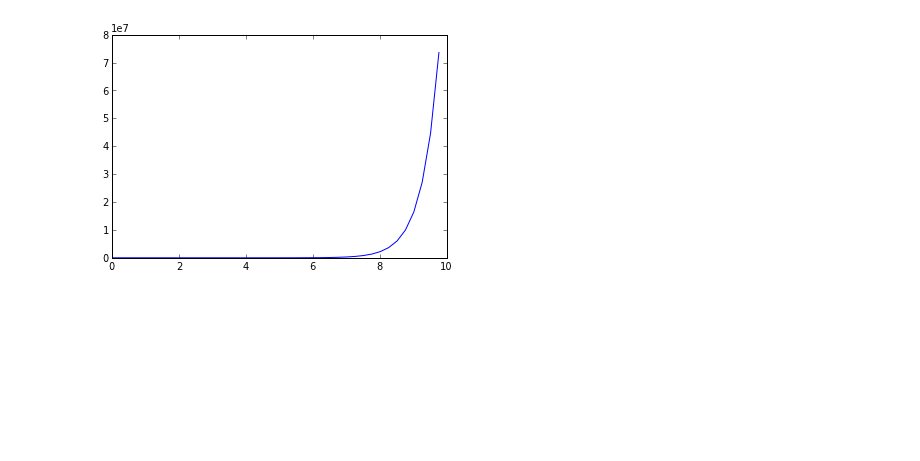
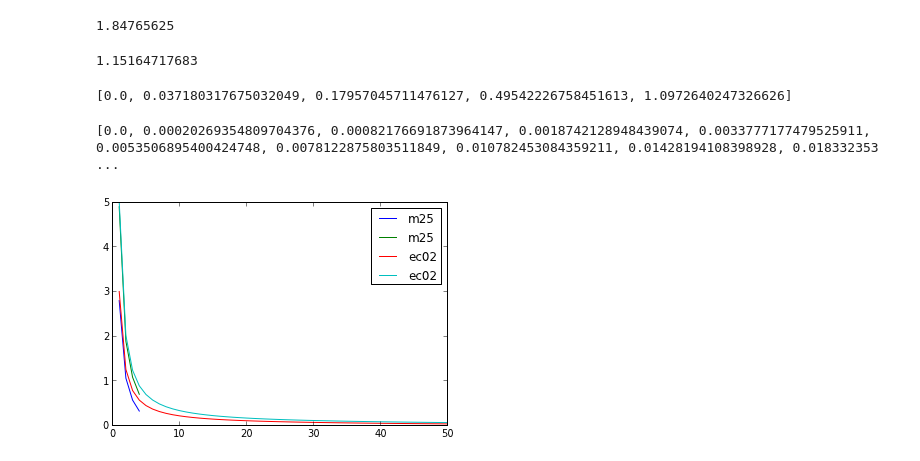
Before and after one commit to kreyno10/PHYS202-S13, a Jupyter notebook: Week7/EulersMethod.ipynb, the cells around one changed output. Saved outputs shown, nothing was run; the diff lists cells and outputs as text; code cells hidden in the pictures; blank space fills up the shorter version.

```diff
--- a/Week7/EulersMethod.ipynb
+++ b/Week7/EulersMethod.ipynb
@@ -11,7 +95,79 @@ NameError: name 'y' is not defined
+# %%
+f = lambda x, y: x + 2*y
+n = .25
+x0 = 0.
+xf = 1.25
+y0 = 0.
+x = x0
+i = zeros(10)
+k = y0
+ic25=[]
+while x < xf:
+    k += n * f(x+n,k)
+    x += n
+    ic25.append(k)
+    #i+=1
+    #print i,
+print  k
+# %% [output]
+1.84765625
+# %%
+f = lambda x, y: x + 2*y
+n = .02
+x0 = 0.
+xf = 1.02
+y0 = 0.
+x = x0
+g = y0
+jc02 =[]
+while x < xf:
+    g += n * f(x+n,g)
+    x += n
+    #i+= 1
+    jc02.append(g)
+print g
+# %% [output]
+1.15164717683
 # %%
-x = arange(0,10,.25)
+x = arange(0,1.25,.25)
 y = lambda x: 0.25*exp(2*x) - 0.5*x - 0.25
-plot(x,y(x))
-show()
+exact25 = []
+for i in x:
+    exact25.append(y(i))
+print exact25
 # %% [output]
-[figure, removed]
+[0.0, 0.037180317675032049, 0.17957045711476127, 0.49542226758451613, 1.0972640247326626]
+# %%
+x = arange(0,1.02,.02)
+y = lambda x: 0.25*exp(2*x) - 0.5*x - 0.25
+exact02 = []
+for i in x:
+    exact02.append(y(i))
+print exact02
+# %% [output]
+[0.0, 0.00020269354809704376, 0.00082176691873964147, 0.0018742128948439074, 0.0033777177479525911, 0.0053506895400424748, 0.0078122875803511849, 0.010782453084359211, 0.01428194108398928, 0.018332353 ...
+# %%
+x = arange(0,5, 1)
+Errorm25 = []
+Errorc25 =[]
+for i in x:
+    Errorm25.append((im25[i] - exact25[i]) / exact25[i])
+    Errorc25.append((ic25[i] - exact25[i])/exact25[i])
+
+c = arange(0,51,1)
+Errorm02 = []
+Errorc02 = []
+for i in c:
+    Errorm02.append((jm02[i] - exact02[i]) / exact02[i])
+    Errorc02.append((jc02[i] - exact02[i])/exact02[i])
+# %%
+x = arange(0,5, 1)
+plot(x,Errorm25,label = "m25")
+plot(x,Errorc25,label="m25")
+c = arange(0,51,1)
+plot(c,Errorm02, label ="ec02")
+plot(c, Errorc02, label="ec02")
+legend(loc=0)
+show()
+# %% [output]
+[figure, added]
```
Also changed, not shown: parts of 10 cells of this notebook.
